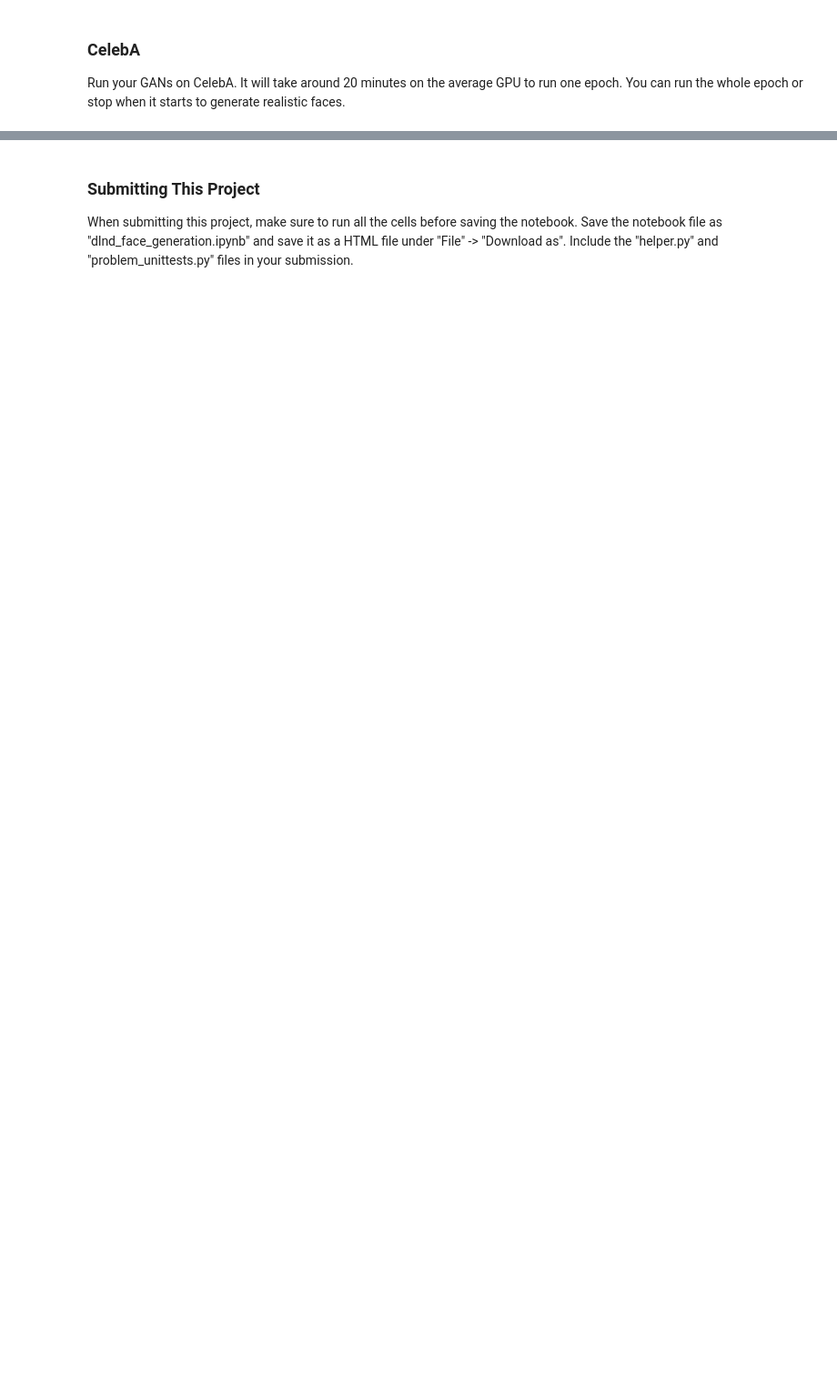
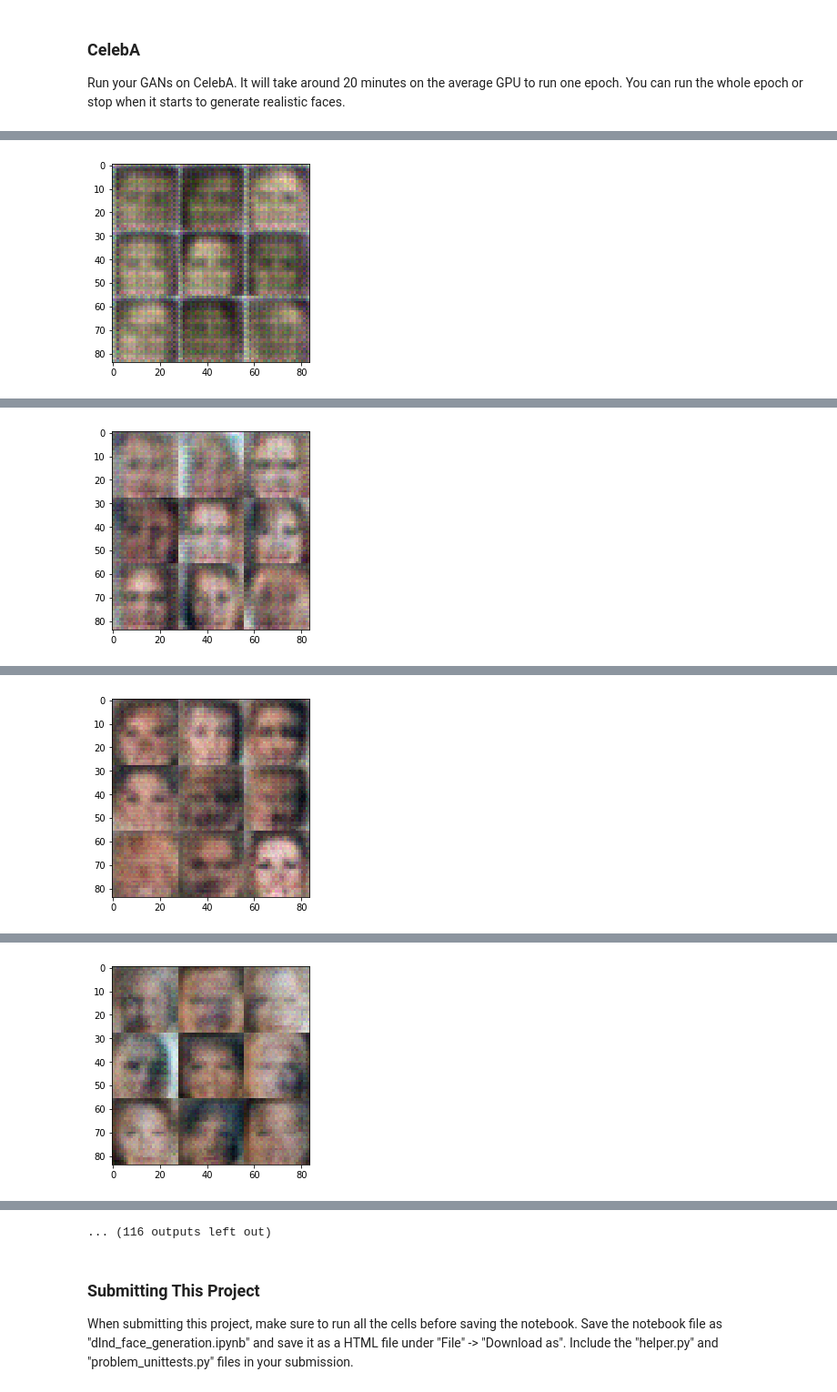
Before and after one commit to rayheberer/udacity-nd101, a Jupyter notebook: Project5/dlnd_face_generation.ipynb, the cells around one changed output, grey strips where cells are left out. Shown at 91% size. Drawn from its saved outputs; the diff is of its cells as text; code cells hidden in the pictures; blank space fills up the shorter version.

```diff
--- a/Project5/dlnd_face_generation.ipynb
+++ b/Project5/dlnd_face_generation.ipynb
@@ -332,10 +423,10 @@ with tf.Graph().as_default():
 ### CelebA
 Run your GANs on CelebA.  It will take around 20 minutes on the average GPU to run one epoch.  You can run the whole epoch or stop when it starts to generate realistic faces.
 # %%
-batch_size = None
-z_dim = None
-learning_rate = None
-beta1 = None
+batch_size = 32
+z_dim = 100
+learning_rate = 0.0002
+beta1 = 0.5
 
 
 """
@@ -347,3 +438,4 @@ celeba_dataset = helper.Dataset('celeba', glob(os.path.join(data_dir, 'img_align
 with tf.Graph().as_default():
     train(epochs, batch_size, z_dim, learning_rate, beta1, celeba_dataset.get_batches,
           celeba_dataset.shape, celeba_dataset.image_mode)
+# %% [output]
@@ -349,0 +447 @@ with tf.Graph().as_default():
+[figure, added]
@@ -349,0 +453 @@ with tf.Graph().as_default():
+[figure, added]
@@ -349,0 +459 @@ with tf.Graph().as_default():
+[figure, added]
@@ -349,0 +465 @@ with tf.Graph().as_default():
+[figure, added]
@@ -350,3 +478,4 @@ with tf.Graph().as_default():
+... (116 outputs left out)
 # %% [markdown]
 ### Submitting This Project
 When submitting this project, make sure to run all the cells before saving the notebook. Save the notebook file as "dlnd_face_generation.ipynb" and save it as a HTML file under "File" -> "Download as". Include the "helper.py" and "problem_unittests.py" files in your submission.
```
Also changed, not shown: parts of 8 cells of this notebook, 1 other file.
